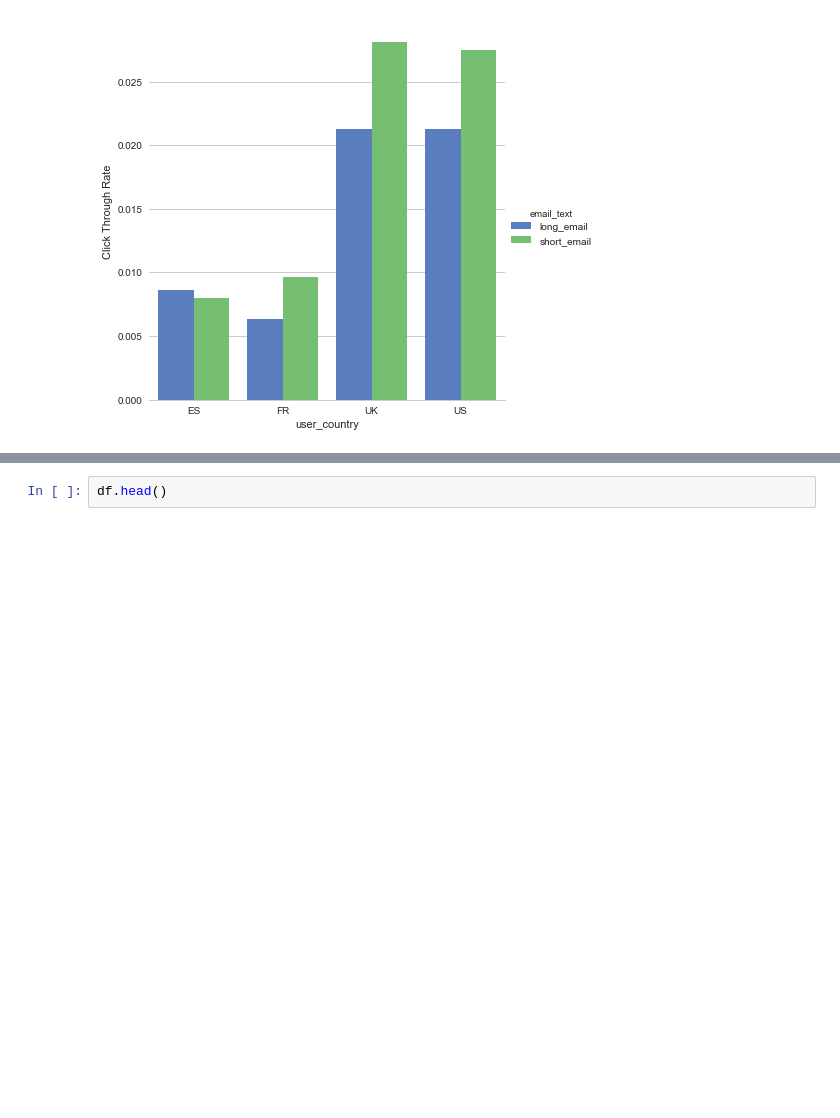
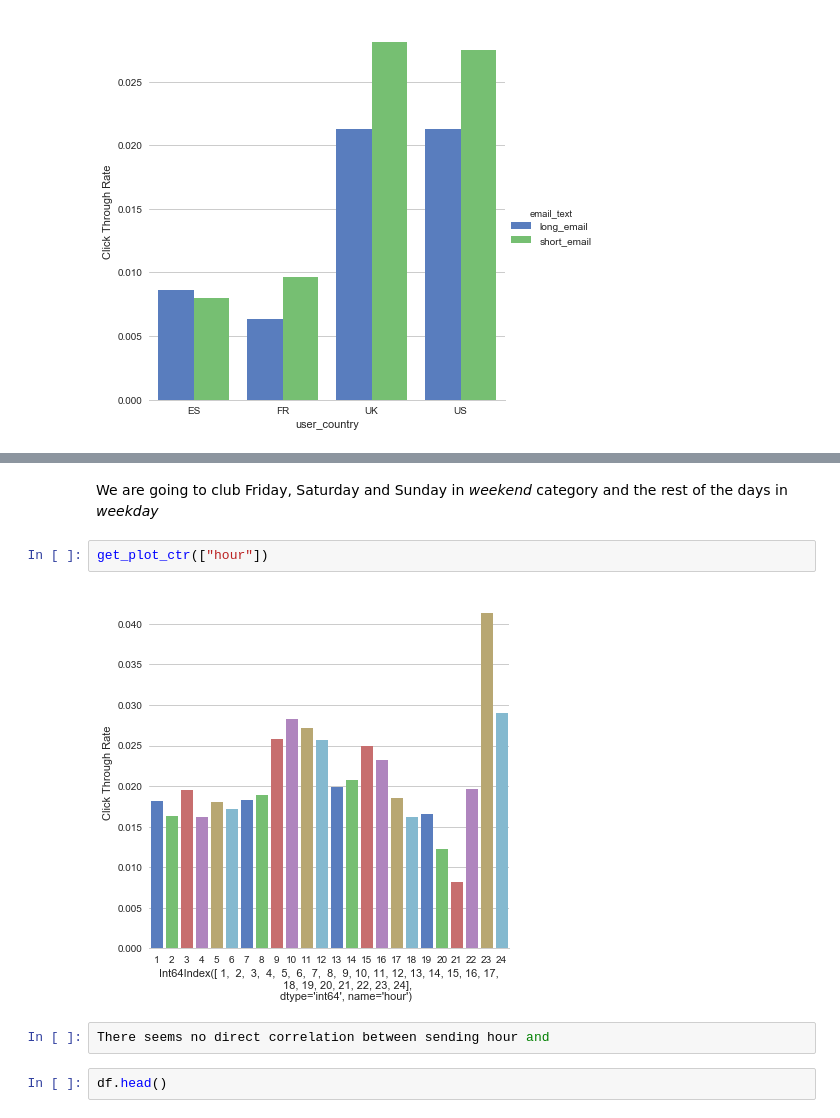
Before and after one commit to dipalira/DS-Challenges, a Jupyter notebook: Email Campaign/Email Marketing Challenge.ipynb, the cells around one changed output, grey strips where cells are left out. Saved outputs shown, nothing was run; the diff lists cells and outputs as text; blank space fills up the shorter version.

```diff
--- a/Email Campaign/Email Marketing Challenge.ipynb
+++ b/Email Campaign/Email Marketing Challenge.ipynb
@@ -195,3 +211,11 @@ get_plot_ctr(["user_country","email_text"], hue = "email_text")
+# %% [markdown]
+We are going to club Friday, Saturday and Sunday in *weekend* category and the rest of the days in *weekday*
+# %%
+get_plot_ctr(["hour"])
+# %% [output]
+[figure, added]
+# %%
+There seems no direct correlation between sending hour and
 # %%
 df.head()
 # %% [output]
```
Also changed, not shown: parts of 6 cells of this notebook.
